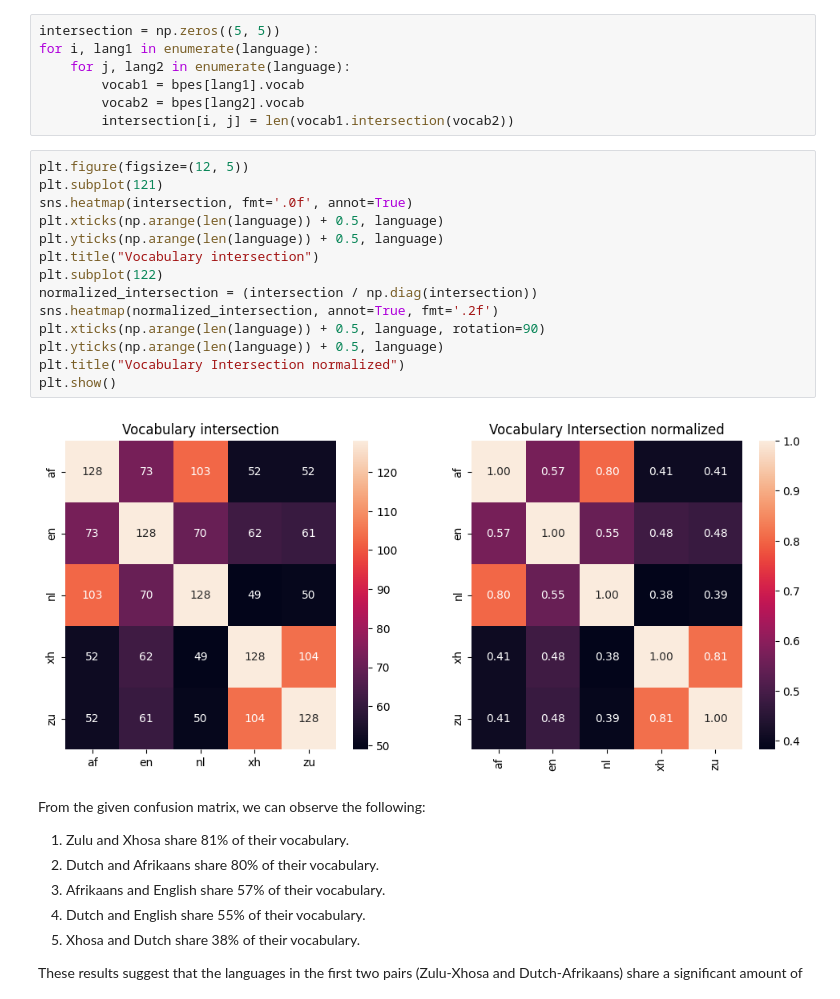
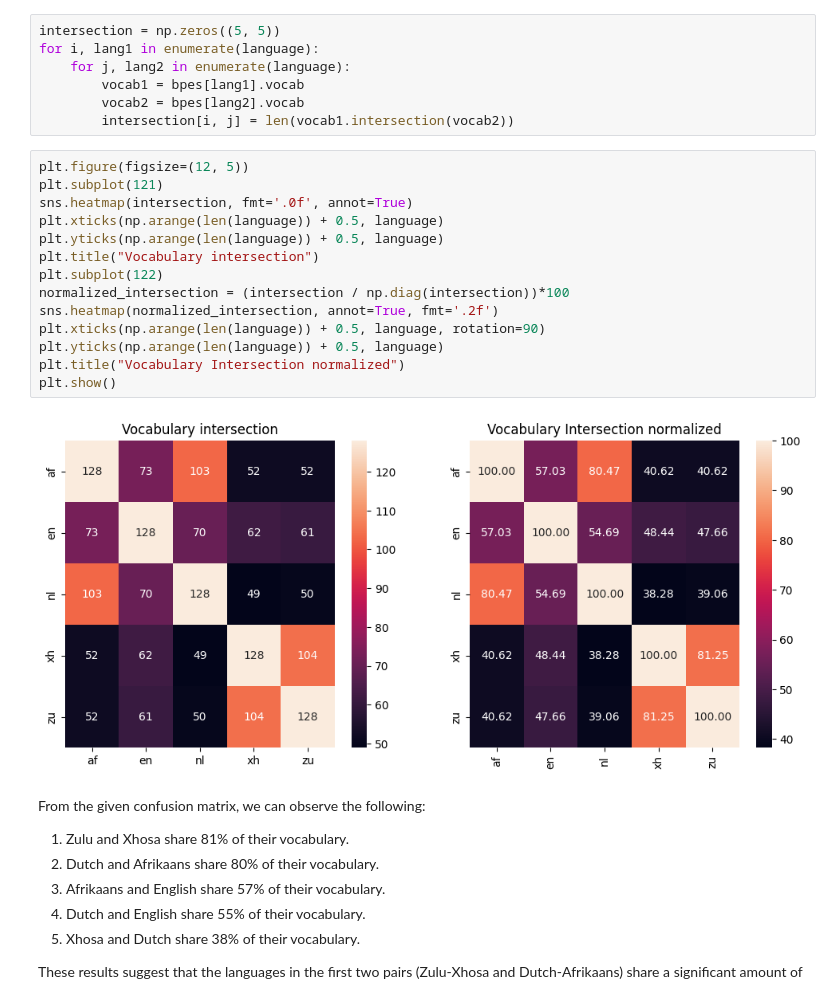
Before and after one commit to Fahazavana/NGramLMs_BPE, a Jupyter notebook: main.ipynb, the cells around one changed output. Saved outputs shown, nothing was run; the diff lists cells and outputs as text.

```diff
--- a/main.ipynb
+++ b/main.ipynb
@@ -430,19 +424,19 @@ for i, lang1 in enumerate(language):
 # %%
 plt.figure(figsize=(12, 5))
 plt.subplot(121)
 sns.heatmap(intersection, fmt='.0f', annot=True)
 plt.xticks(np.arange(len(language)) + 0.5, language)
 plt.yticks(np.arange(len(language)) + 0.5, language)
 plt.title("Vocabulary intersection")
 plt.subplot(122)
-normalized_intersection = (intersection / np.diag(intersection))
+normalized_intersection = (intersection / np.diag(intersection))*100
 sns.heatmap(normalized_intersection, annot=True, fmt='.2f')
 plt.xticks(np.arange(len(language)) + 0.5, language, rotation=90)
 plt.yticks(np.arange(len(language)) + 0.5, language)
 plt.title("Vocabulary Intersection normalized")
 plt.show()
 # %% [output]
-[figure, old version]
+[figure, new version]
 # %% [markdown]
 From the given confusion matrix, we can observe the following:
 
```
Also changed, not shown: parts of 4 cells of this notebook, 1 other file.
